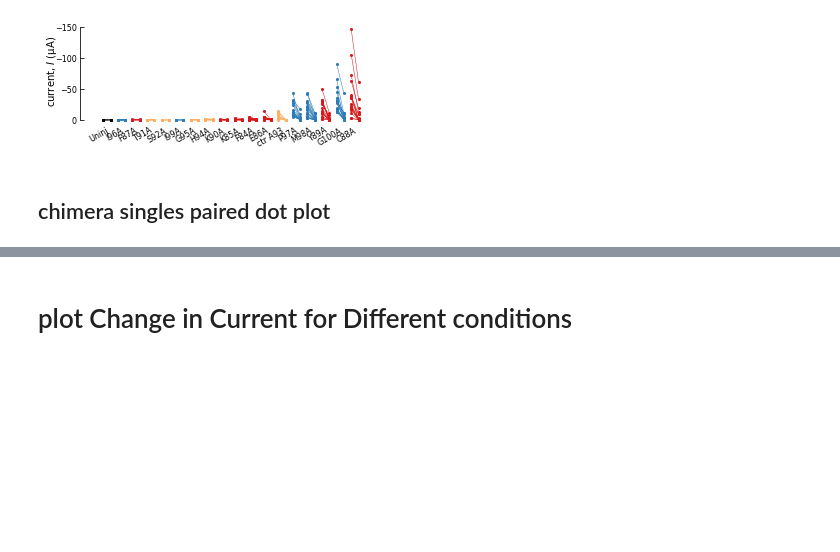
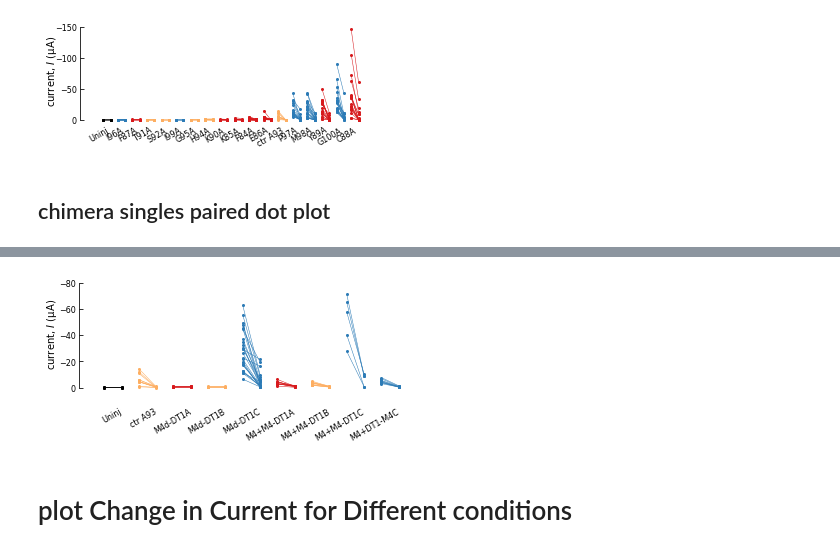
Before and after one commit to sfechner/JupyterNotebooksDEGENaCPharm, a Jupyter notebook: RatioNterm.ipynb, the cells around one changed output, grey strips where cells are left out. Saved outputs shown, nothing was run; the diff lists cells and outputs as text; code cells hidden in the pictures; blank space fills up the shorter version.

```diff
--- a/RatioNterm.ipynb
+++ b/RatioNterm.ipynb
@@ -527,3 +688,76 @@ plt.savefig(filedirExportFig+"PairedDataAllChimera"+'.pdf')
+# %%
+fig = plt.figure(figsize=(6, 2.5))
+
+ax1 = plt.subplot(1,1,1)
+
+#### common parameters
+axesText = ''
+
+
+# loop to plot paired data. Refers to List of Alanines and the before and after array
+plotnr = np.array([1,2])
+for n in range(int(len(df_newInuA_Bef_ChimeraHet.columns)/2)):
+#     print('plotting the lines')
+    for i in range(len(df_newInuA_Bef_ChimeraHet[ListofAllChimeraHet[n]+"-NaGluSelAmil300"])):
+        ax1.plot(plotnr, [df_newInuA_Bef_ChimeraHet[ListofAllChimeraHet[n]+"-NaGluSelAmil300"][i], df_newInuA_Bef_ChimeraHet[ListofAllChimeraHet[n]+"+NaGluSelAmil300"][i]], c=colorsDeltaChimeraHet[n],marker = 'o',markersize=SizeOfMarker, linewidth=SizeofLine,clip_on=False)# alpha=0.5
+    plotnr = plotnr +2
+
+
+ylimSetM4 = [0,-80]
+
+##### AXIS 1 ####
+ax1.set_ylim(ylimSetM4)
+ax1.spines['right'].set_visible(False)                                  # no spine at the right
+ax1.spines['top'].set_visible(False)                                     # no spine at the top
+ax1.yaxis.set_ticks_position('left')                                     # ticks at the left
+ax1.xaxis.set_ticks_position('bottom')                                 # no spine at the right
+ax1.spines['left'].set_position(('outward',10))                           # a spine at the left that is put a little aside
+ax1.spines['bottom'].set_position(('outward',1))
+ax1.spines['top'].set_position(('axes',5))
+ax1.get_yaxis().set_tick_params(direction='in')
+ax1.get_xaxis().set_tick_params(direction='in')
+# ax1.plot([-1,20], [0,0], 'k--', color='#000000', linewidth=1)#gray line for Zero or 1
+ax1.tick_params(axis='y', which='major', labelsize=AxisTickLabelSize )
+ax1.tick_params(axis='x', which='major', labelsize=AxisTickLabelSize, length=0)
+# ax7.set_title('Ibuoride Analogues',size=12)
+# ax1.set_xticklabels(np.unique(IbuAll30['Injection']),rotation=30)
+#ax1.set_xticks((plot1[0],plot1[1], plot2[0],plot2[1], plot3[0], plot3[1],plot4[0],plot4[1],plot5[0],plot5[1]))
+ax1.spines['bottom'].set_visible(False)
+
+
+labels2 = ['','Uninj']
+for i in range(0,len(LabelChimeraHet)):
+    #labels2.append('')
+    labels2.append(LabelChimeraHet[i])
+
+#positioning of labels
+n=0.1
+for i in range(len(labels2)):
+    ax1.text(n, 20, labels2[i],ha='right',rotation=30,fontsize= AxisLegendSize)
+    n = n+2
+
+#ax1.set_xticklabels(labels2,  ha='right',rotation=30,fontsize=AxisLegendSize)
+ax1.xaxis.set_visible(False)
+
+# plt.draw()      # Note, this line is important
+# labels = [l.get_text() for l in ax1.get_yticklabels()]
+# labels[0] = '0'
+#ax1.set_yticklabels(labels)
+
+# #ax1.set_xlabel('V (mV)',fontsize=14)
+# #ax1.set_ylabel('Change in current @-85 mV (I(drug) - I(before)',fontsize=14)
+ax1.set_ylabel(axesText)
+ax1.set_xlabel(axesText)
+ax1.text(-2, -60.5, 'current, $\it{I}$ (µA)',fontsize=AxisLabelSize,rotation=90,ha='center')
+
+
+plt.gcf().subplots_adjust(bottom=0.3, left=0.15,right=None, top=None,hspace=1.5, wspace=0.5)
+
+# plt.show()
+
+plt.savefig(filedirExportFig+"PairedDataAllChimeraHet"+'.pdf')
+# %% [output]
+[figure, added]
 # %% [markdown]
 # plot Change in Current for Different conditions
 # %% [markdown]
```
Also changed, not shown: parts of 16 cells of this notebook, 1 other file.
